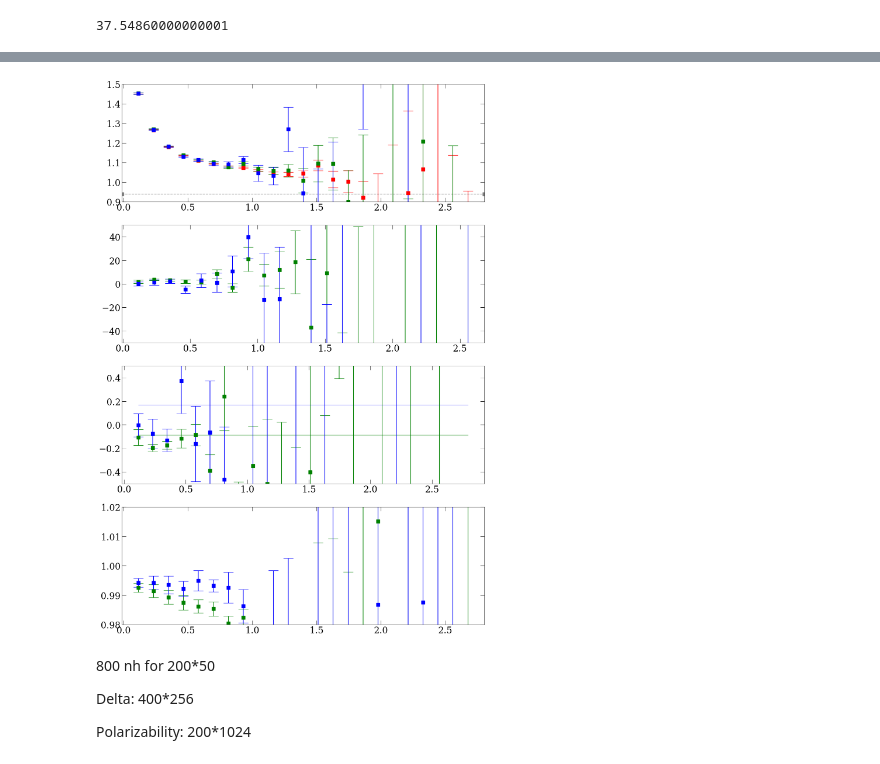
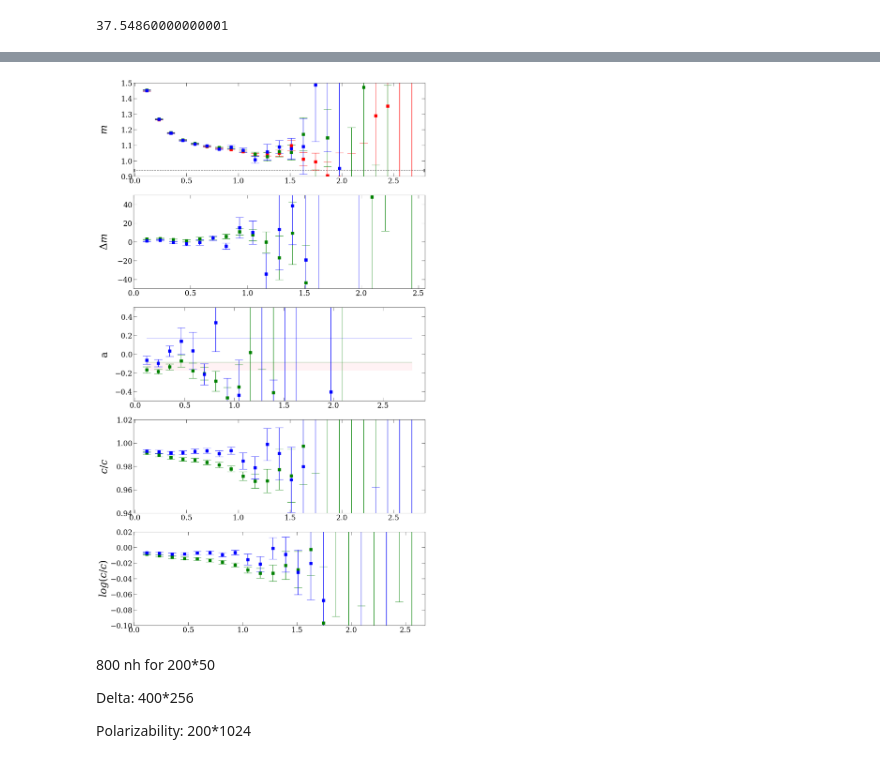
Before and after one commit to lee14916/glwc2, a Jupyter notebook: project2/03_NpiScatteringWilson/analysis.ipynb, the cells around one changed output, grey strips where cells are left out. Saved outputs shown, nothing was run; the diff lists cells and outputs as text; code cells hidden in the pictures.

```diff
--- a/project2/03_NpiScatteringWilson/analysis.ipynb
+++ b/project2/03_NpiScatteringWilson/analysis.ipynb
@@ -155,6 +915,21 @@ a12_center=169.8*1e-3 * (mpiC_phys**-1); a12_error=2.0*1e-3 * (mpiC_phys**-1)
 a32_center=-86.3*1e-3 * (mpiC_phys**-1); a32_error=1.8*1e-3 * (mpiC_phys**-1)
 # %%
 err0=[
--1,0.0019946534,0.0027410528,0.00426809,0.0048872326,0.007966004,0.0191001,0.026648492,0.036681883,0.105062924,0.12882628,0.15679055,0.3250969,1.1848009,1.2326428,-1,-1,1.4120369,-1,-1,-1,-1,-1,-1,-1,-1,-1,-1,-1,-1,-1,-1,-1,-1,-1,-1,-1,-1,-1,0.28971174,0.28145236,0.16764534,0.096847765,0.047281176,0.019752573,0.012042753,0.0058886595,-1
+-1,0.7176293650887376,0.8484246047996062,1.6845446154606287,1.5574323938333194,2.3357941585409687,4.168040649035933,4.079015080084296,2.8635940393413244,4.398430894333734,10.104730636443914,10.569501699999826,7.5740361422562135,7.309697418412301,12.414965404157343,21.975794728064326,-1,164.678714368974,105.50306724082786,351.68760032442907,-1,-1,-1,-1,-1,-1,-1,-1,-1,-1,93.8740255159134,130.90098726035848,33.2722122575584,38.80890600828144,133.46180665555516,75.42064551582715,77.84533752993318,20.225201475521047,12.448848017761977,47.72086487057054,45.80484702488153,43.473051122527025,7.638127893203694,5.258667976000102,5.496635502295384,1.1367316815112027,1.3014761954473029,-1
 ]
-err0=[err if err!=-1 else np.nan for err in err0]
+err0_a_32=[err if err!=-1 else np.nan for err in err0]
+
+err0=[
+-1,0.8281736530389221,1.0757334300347527,2.0244934182799628,1.924407721905035,3.523042264207582,6.070184857331957,6.169742139778305,3.395736456968233,4.383166221377594,4.87268796235176,24.434689299341002,8.601863533669814,18.351329744882168,11.97976944606521,50.65513669897895,-1,36.392822413990245,276.5717242431672,226.2789202211941,-1,-1,-1,-1,-1,-1,-1,133.23494135458182,-1,-1,36.8090162751547,26.484388966464405,37.900455056142384,82.57157365723796,94.45897304259239,80.76314812176648,20.870550459229825,27.495026396478824,28.29553052085408,35.04301454217607,4.4005680581214115,5.840888983127969,2.7286124475142497,1.8379349652470605,1.4167206865933504,0.4650215515796708,0.5201736607118861,-1
+]
+err0_a_12=[err if err!=-1 else np.nan for err in err0]
+
+err0=[
+0.28411287,0.003607699,0.0041817757,0.00476746,0.0052661765,0.0058508622,0.006877304,0.00864523,0.010593608,0.011299904,0.01543012,0.01542755,0.028221773,0.061242554,0.08370036,0.12791435,0.23585822,0.71026963,2.6046984,74.39445,30.74815,33.004707,3.3806143,5.2271953,3.9798684,10.022676,5.226797,4.9817896,11.887033,173.0519,6.3944154,1.7017068,0.93387514,0.76471084,0.81532544,0.51068425,0.39554372,0.30492997,0.25612992,0.16325879,0.12756453,0.07508336,0.02666656,0.016316604,0.009983392,0.0046465546,0.0035774235,0.003030088
+]
+err0_rc_32=[err if err!=-1 else np.nan for err in err0]
+
+err0=[
+0.30234566,0.0036063276,0.004233063,0.004827389,0.005246635,0.0058528455,0.006851136,0.008520525,0.01039992,0.010282489,0.016554289,0.017034523,0.03202085,0.076202594,0.093625665,0.115678184,0.36304662,0.9492281,2.604198,91.16627,38.92444,20.012466,3.6523385,15.957423,5.351136,6.2625813,16.569973,6.3942394,14.308757,3196.5142,7.691272,1.4416125,1.0905861,1.2406175,0.9595508,0.4818323,0.7462011,0.5672473,0.3342754,0.21985348,0.12555385,0.07497338,0.028865324,0.018148175,0.009745785,0.0046030986,0.0035096812,0.0030917241
+]
+err0_rc_12=[err if err!=-1 else np.nan for err in err0]
@@ -161,13 +942,21 @@ err0=[err if err!=-1 else np.nan for err in err0]
 # %%
+np.set_printoptions(suppress=True,precision=1)
+
 coeffs_32=[[[1,'B232'],[-1,'B122']],[[1,'W1222'],[-1,'W1321'],[1,'W1322'],[-1,'W2321']],[[-1,'Z114'],[1,'Z132'],[-1,'Z214'],[-1,'Z222']]]
 coeffs_12=[[[-3/2,'B114'],[1/2,'B122'],[3/2,'B132'],[-3/2,'B214'],[1,'B232']],
            [[-3/2,'W1141'],[3/2,'W1142'],[3/2,'W1221'],[-1/2,'W1222'],[1/2,'W1321'],[-1/2,'W1322'],[-1,'W2321']],
            [[1/2,'Z114'],[-3/2,'Z122'],[-1/2,'Z132'],[1/2,'Z214'],[-1,'Z222']]
 ]
-method=['1','1','1']
+method=['2','2','1']
 
-c_12=np.real(data['M'][:,:,0]+np.mean(np.sum([cont[0]*data[f'{cont[1]}_{method}']  for conts,method in zip(coeffs_12,method) for cont in conts],axis=0),axis=2))
-c_32=np.real(data['M'][:,:,0]+np.mean(np.sum([cont[0]*data[f'{cont[1]}_{method}']  for conts,method in zip(coeffs_32,method) for cont in conts],axis=0),axis=2))
+Nstoc=1
+
+c_12=np.real(data['M'][:,:,0]+np.sum([
+    np.mean(cont[0]*data[f'{cont[1]}_{method}'][:,:,:] if cont[1][0] in [] else cont[0]*data[f'{cont[1]}_{method}'][:,:,:Nstoc],axis=-1)
+    for conts,method in zip(coeffs_12,method) for cont in conts],axis=0))
+c_32=np.real(data['M'][:,:,0]+np.sum([
+    np.mean(cont[0]*data[f'{cont[1]}_{method}'][:,:,:] if cont[1][0] in [] else cont[0]*data[f'{cont[1]}_{method}'][:,:,:Nstoc],axis=-1)
+    for conts,method in zip(coeffs_32,method) for cont in conts],axis=0))
 c_Npi=np.real(data['N']*data['P'])
 c_N=np.real(data['N'])
 c_pi=np.real(data['P'])
@@ -183,9 +972,9 @@ func=lambda dEs:[es2sl(dE) for dE in dEs]
 a_32=yu.jackmap(func,m_32-m_Npi)
 a_12=yu.jackmap(func,m_12-m_Npi)
 
-fig, axs = yu.getFigAxs(4,1,Lrow=6,Lcol=16)
+fig, axs = yu.getFigAxs(5,1,Lrow=6,Lcol=16)
 
-ax=axs[0,0]
+ax=axs[0,0]; ax.set_ylabel(r'$m$')
 xunit=lat_a; yunit=lat_aInv/1000
 tmin=1; tmax=24
 ax.set_ylim([0.9,1.5])
@@ -204,7 +993,7 @@ mean,err=yu.jackme(m_12)
 plt_x=np.arange(tmin,tmax)*xunit; plt_y=mean[tmin:tmax]*yunit; plt_yerr=err[tmin:tmax]*yunit
 ax.errorbar(plt_x,plt_y,plt_yerr,color='b')
 
-ax=axs[1,0]
+ax=axs[1,0]; ax.set_ylabel(r'$\Delta m$')
 xunit=lat_a; yunit=lat_aInv
 ax.set_ylim([-50,50])
 
@@ -216,9 +1005,7 @@ mean,err=yu.jackme(m_12-m_Npi)
 plt_x=np.arange(tmin,tmax)*xunit; plt_y=mean[tmin:tmax]*yunit; plt_yerr=err[tmin:tmax]*yunit
 ax.errorbar(plt_x,plt_y,plt_yerr,color='b')
 
-print((err0/err)**2)
-
-ax=axs[2,0]
+ax=axs[2,0]; ax.set_ylabel(r'a')
 xunit=lat_a; yunit=mpi
 ax.set_ylim([-0.5,0.5])
 
@@ -227,26 +1014,60 @@ ax.fill_between(plt_x,plt_y-plt_yerr,plt_y+plt_yerr,color='g',alpha=0.2)
 plt_x=np.array([tmin,tmax])*xunit; plt_y=169.8*1e-3; plt_yerr=2.0*1e-3
 ax.fill_between(plt_x,plt_y-plt_yerr,plt_y+plt_yerr,color='b',alpha=0.2)
 
+plt_x=np.array([tmin,tmax])*xunit; plt_y=-0.13; plt_yerr=0.04
+ax.fill_between(plt_x,plt_y-plt_yerr,plt_y+plt_yerr,color='pink',alpha=0.2)
+
+
 mean,err=yu.jackme(a_32)
 plt_x=np.arange(tmin,tmax)*xunit; plt_y=mean[tmin:tmax]*yunit; plt_yerr=err[tmin:tmax]*yunit
 ax.errorbar(plt_x,plt_y,plt_yerr,color='g')
+
+t=(err0_a_32/err)**2
+print('a_32')
+print(t[:10])
 
 mean,err=yu.jackme(a_12)
 plt_x=np.arange(tmin,tmax)*xunit; plt_y=mean[tmin:tmax]*yunit; plt_yerr=err[tmin:tmax]*yunit
 ax.errorbar(plt_x,plt_y,plt_yerr,color='b')
 
-ax=axs[3,0]
+t=(err0_a_12/err)**2
+print('a_12')
+print(t[:10])
+
+ax=axs[3,0]; ax.set_ylabel(r'$c/c$')
 xunit=lat_a; yunit=1
 
 mean,err=yu.jackme(c_32/c_Npi)
 plt_x=np.arange(tmin,tmax)*xunit; plt_y=mean[tmin:tmax]*yunit; plt_yerr=err[tmin:tmax]*yunit
 ax.errorbar(plt_x,plt_y,plt_yerr,color='g')
 
+t=(err0_rc_32/err)**2
+print('rc_32')
+print(t[:10])
+
 mean,err=yu.jackme(c_12/c_Npi)
 plt_x=np.arange(tmin,tmax)*xunit; plt_y=mean[tmin:tmax]*yunit; plt_yerr=err[tmin:tmax]*yunit
 ax.errorbar(plt_x,plt_y,plt_yerr,color='b')
 
-ax.set_ylim([0.98,1.02])
+t=(err0_rc_12/err)**2
+print('rc_12')
+print(t[:10])
 
+ax.set_ylim([0.94,1.02])
+
+ax=axs[4,0]; ax.set_ylabel(r'$log(c/c)$')
+xunit=lat_a; yunit=1
+
+mean,err=yu.jackme(np.log(c_32/c_Npi))
+plt_x=np.arange(tmin,tmax)*xunit; plt_y=mean[tmin:tmax]*yunit; plt_yerr=err[tmin:tmax]*yunit
+ax.errorbar(plt_x,plt_y,plt_yerr,color='g')
+
+mean,err=yu.jackme(np.log(c_12/c_Npi))
+plt_x=np.arange(tmin,tmax)*xunit; plt_y=mean[tmin:tmax]*yunit; plt_yerr=err[tmin:tmax]*yunit
+ax.errorbar(plt_x,plt_y,plt_yerr,color='b')
+ax.set_ylim([-0.1,0.02])
 None
+
+plt.savefig(f'fig/Nsrc500_Nstoc{Nstoc}.pdf')
+# plt.savefig(f'fig/Nsrc500_Nstoctemp.pdf')
 # %% [output]
@@ -261,4 +1082,4 @@ None
-[figure, old version]
+[figure, new version]
 # %% [markdown]
 800 nh for 200*50
 
```
Also changed, not shown: parts of 12 cells of this notebook, 17 other files.
